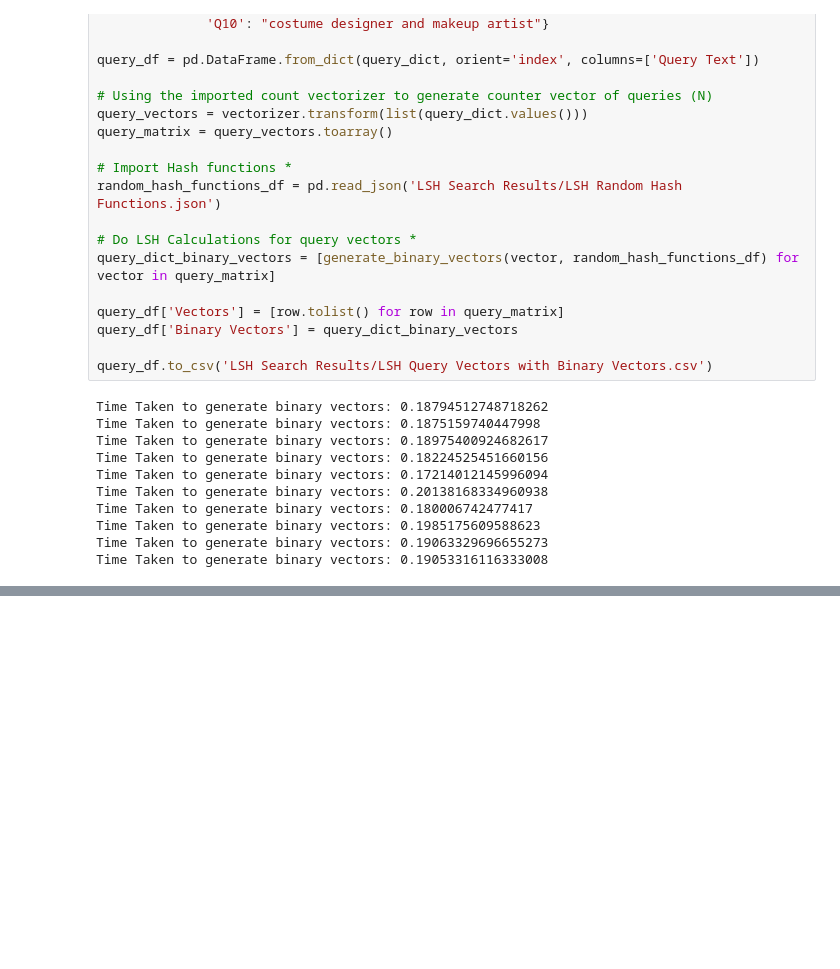
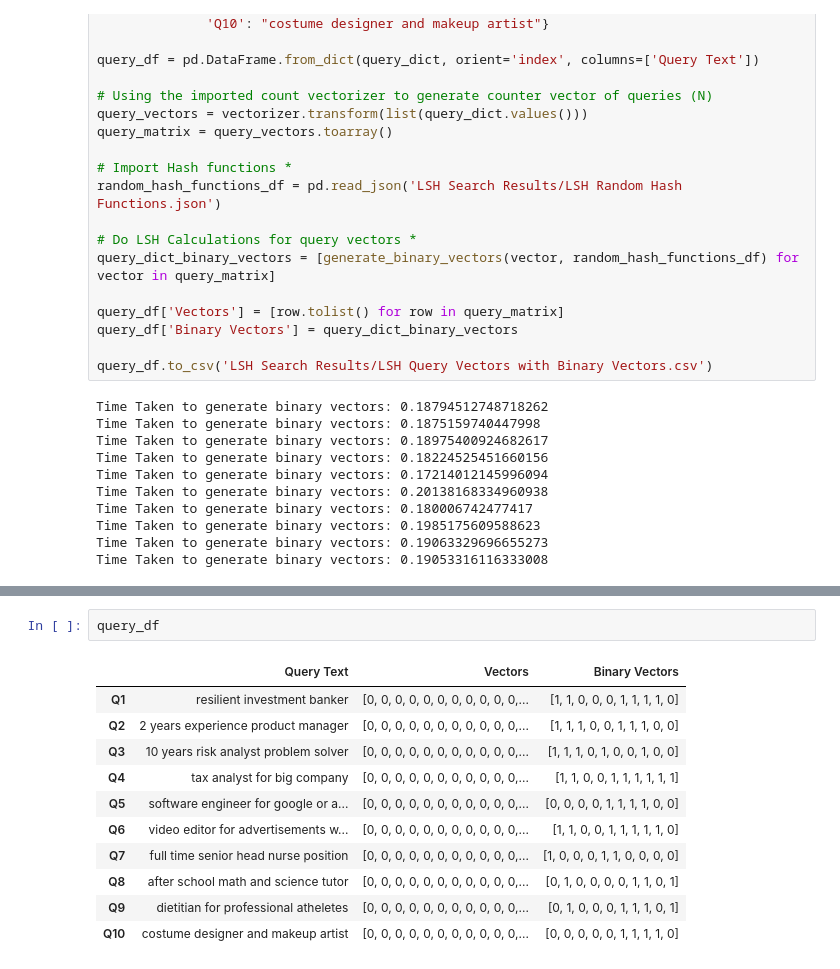
Before and after one commit to titim789/Data_Analytics_Project, a Jupyter notebook: LocalSensitiveHashing.ipynb, the cells around one changed output, grey strips where cells are left out. Saved outputs shown, nothing was run; the diff lists cells and outputs as text; blank space fills up the shorter version.

```diff
--- a/LocalSensitiveHashing.ipynb
+++ b/LocalSensitiveHashing.ipynb
@@ -259,0 +239,14 @@ query_df.to_csv('LSH Search Results/LSH Query Vectors with Binary Vectors.csv')
+# %%
+query_df
+# %% [output]
+|  | Query Text | Vectors | Binary Vectors |
+| Q1 | resilient investment banker | [0, 0, 0, 0, 0, 0, 0, 0, 0, 0, 0,... | [1, 1, 0, 0, 0, 1, 1, 1, 1, 0] |
+| Q2 | 2 years experience product manager | [0, 0, 0, 0, 0, 0, 0, 0, 0, 0, 0,... | [1, 1, 1, 0, 0, 1, 1, 1, 0, 0] |
+| Q3 | 10 years risk analyst problem solver | [0, 0, 0, 0, 0, 0, 0, 0, 0, 0, 0,... | [1, 1, 1, 0, 1, 0, 0, 1, 0, 0] |
+| Q4 | tax analyst for big company | [0, 0, 0, 0, 0, 0, 0, 0, 0, 0, 0,... | [1, 1, 0, 0, 1, 1, 1, 1, 1, 1] |
+| Q5 | software engineer for google or a... | [0, 0, 0, 0, 0, 0, 0, 0, 0, 0, 0,... | [0, 0, 0, 0, 1, 1, 1, 1, 0, 0] |
+| Q6 | video editor for advertisements w... | [0, 0, 0, 0, 0, 0, 0, 0, 0, 0, 0,... | [1, 1, 0, 0, 1, 1, 1, 1, 1, 0] |
+| Q7 | full time senior head nurse position | [0, 0, 0, 0, 0, 0, 0, 0, 0, 0, 0,... | [1, 0, 0, 0, 1, 1, 0, 0, 0, 0] |
+| Q8 | after school math and science tutor | [0, 0, 0, 0, 0, 0, 0, 0, 0, 0, 0,... | [0, 1, 0, 0, 0, 0, 1, 1, 0, 1] |
+| Q9 | dietitian for professional atheletes | [0, 0, 0, 0, 0, 0, 0, 0, 0, 0, 0,... | [0, 1, 0, 0, 0, 1, 1, 1, 0, 1] |
+| Q10 | costume designer and makeup artist | [0, 0, 0, 0, 0, 0, 0, 0, 0, 0, 0,... | [0, 0, 0, 0, 0, 1, 1, 1, 1, 0] |
```
Also changed, not shown: parts of 11 cells of this notebook, 16 other files.
